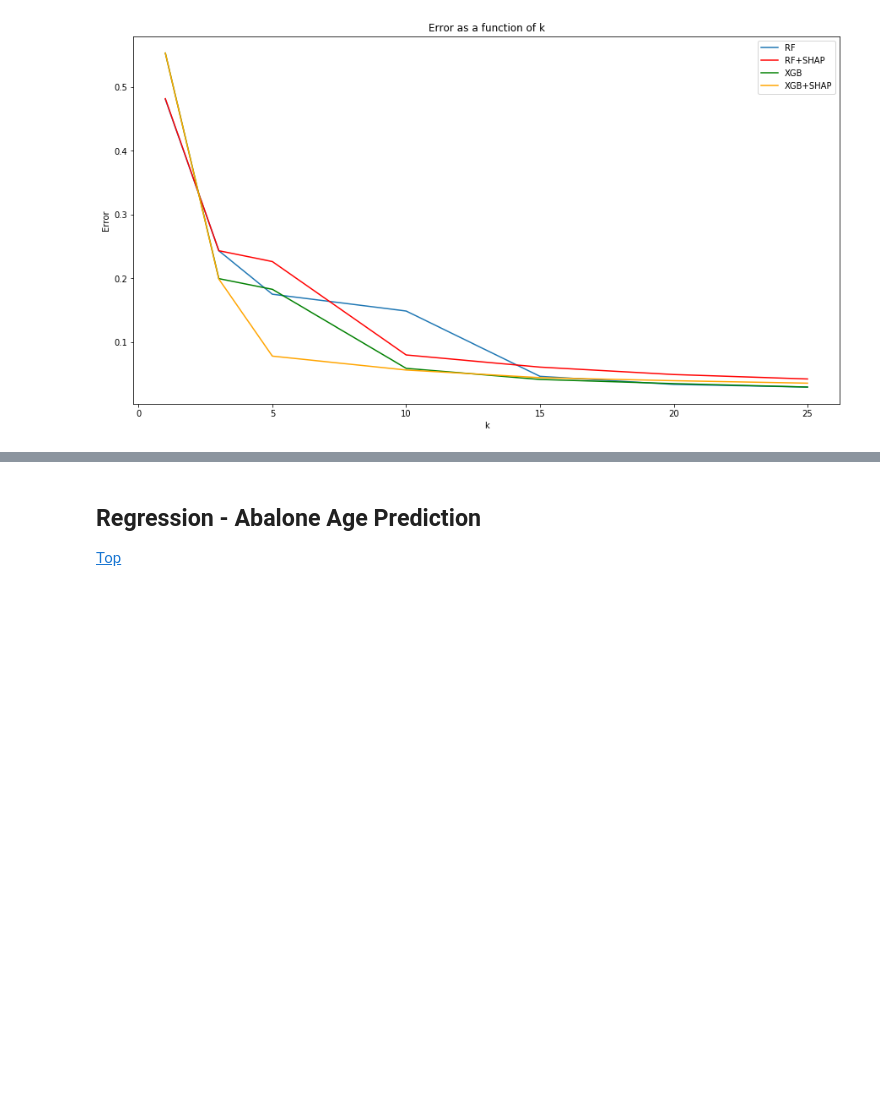
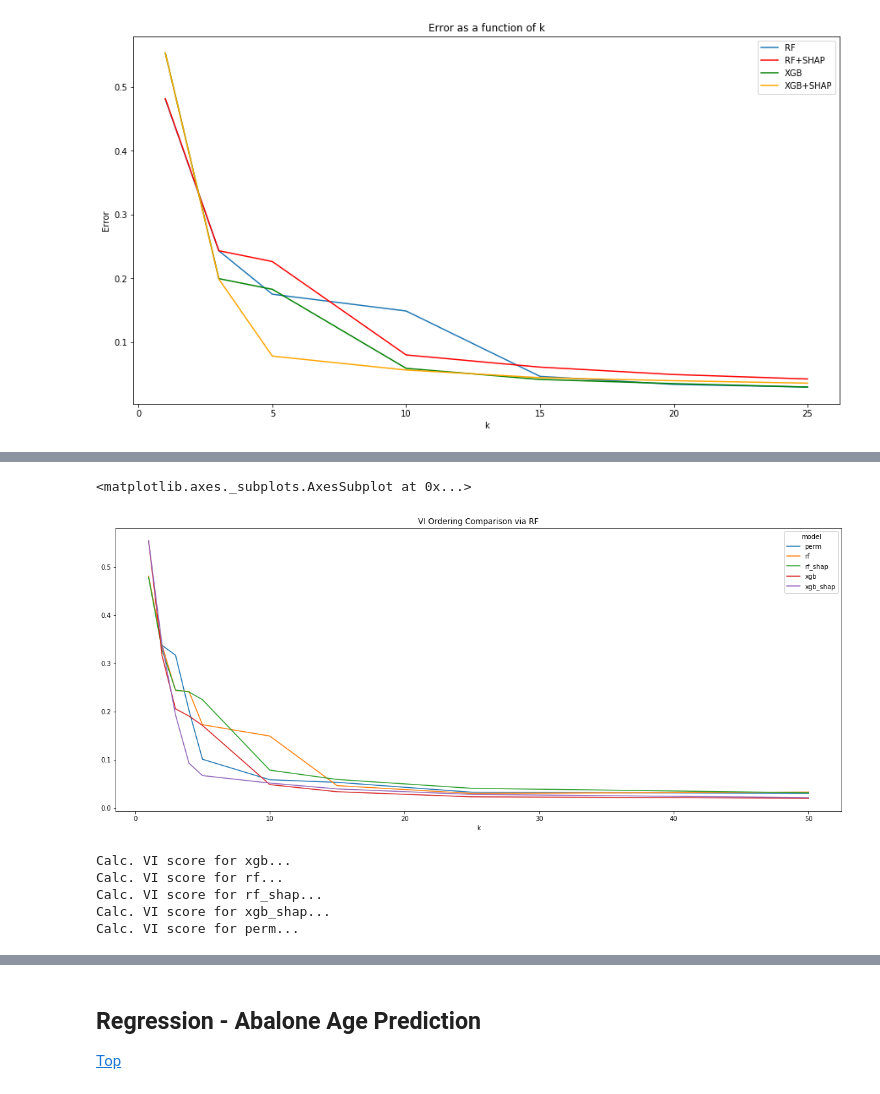
Before and after one commit to AvivNavon/mfml-project, a Jupyter notebook: mfml-vi-a.ipynb, the cells around one changed output, grey strips where cells are left out. Cells and saved outputs as stored; diff of their text form; code cells hidden in the pictures; blank space fills up the shorter version.

```diff
--- a/mfml-vi-a.ipynb
+++ b/mfml-vi-a.ipynb
@@ -610,0 +665,2 @@ Text(0,0.5,'Error')
+# %%
+sorted_perm_vars = perm_feature_importance.sort_values(ascending=False).index
@@ -610,0 +676,17 @@ Text(0,0.5,'Error')
+# %%
+model_order = {'rf':sorted_rf_clf_vars,
+               'rf_shap':sorted_rf_shap_vars,
+               'xgb':sorted_xgb_vars,
+               'xgb_shap':sorted_xgb_shap_vars,
+               'perm':sorted_perm_vars,
+               '':}
+# %%
+scoring = {'acc' : 'accuracy',
+           'recall':lambda cls, X, y :
+                         recall_score(y, cls.predict(X), average = 'micro'),
+           'precision':lambda cls, X, y :
+                    precision_score(y, cls.predict(X), average = 'micro')}
+# compute vi score for all orderings
+vi_score_df = compare_orderings(rf_clf_grid_search.best_estimator_,model_order,X,y,kcv,
+                                ks = [1,2,3,4,5,10,15,25,50],
+                                scoring = scoring)
@@ -610,0 +708,20 @@ Text(0,0.5,'Error')
+# %%
+(1 - vi_score_df.groupby(['k', 'model']).mean().test_acc.reset_index().\
+        pivot_table(values='test_acc', index='k', columns='model', aggfunc=lambda x : x)).\
+    plot(figsize = (20, 8), title = "VI Ordering Comparison via RF")
+# %% [output]
+<matplotlib.axes._subplots.AxesSubplot at 0x...>
+[figure, added]
+# %%
+# compute vi score for all orderings
+vi_score_svm_df = compare_orderings(svm.SVC(decision_function_shape='ovo'),
+                                    model_order,
+                                    X, y, kcv,
+                                    ks = [1,2,3,4,5,10,15,25,50],
+                                    scoring = scoring)
+# %% [output]
+Calc. VI score for xgb...
+Calc. VI score for rf...
+Calc. VI score for rf_shap...
+Calc. VI score for xgb_shap...
+Calc. VI score for perm...
```
Also changed, not shown: parts of 19 cells of this notebook, 1 other file.
